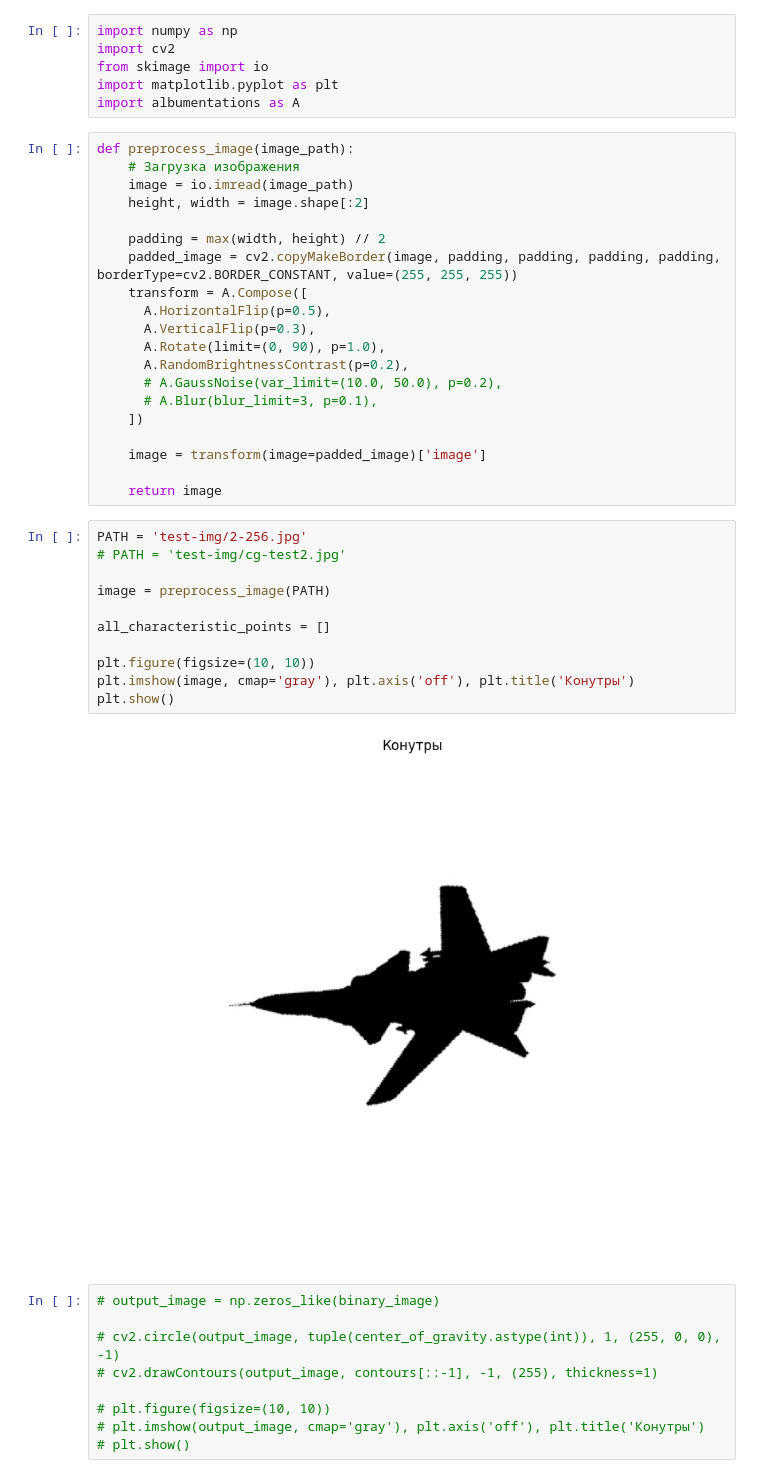
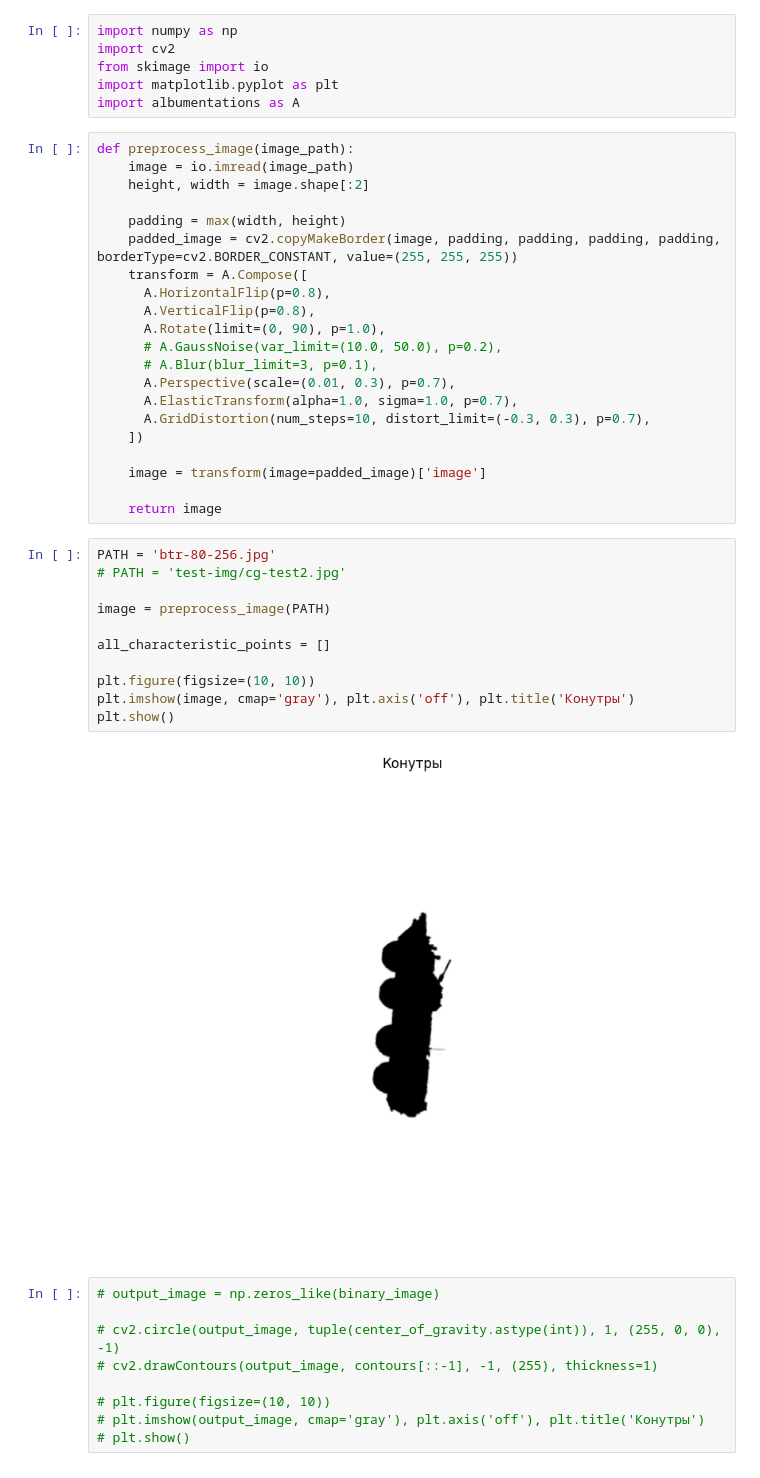
Before and after one commit to der-himmel/obr-iz, a Jupyter notebook: recognition.ipynb, the cells around one changed output. Saved outputs shown, nothing was run; the diff lists cells and outputs as text.

```diff
--- a/recognition.ipynb
+++ b/recognition.ipynb
@@ -24,37 +24,38 @@ import matplotlib.pyplot as plt
 import albumentations as A
 # %%
 def preprocess_image(image_path):
-    # Загрузка изображения
     image = io.imread(image_path)
     height, width = image.shape[:2]
 
-    padding = max(width, height) // 2
+    padding = max(width, height)
     padded_image = cv2.copyMakeBorder(image, padding, padding, padding, padding, borderType=cv2.BORDER_CONSTANT, value=(255, 255, 255))
     transform = A.Compose([
-      A.HorizontalFlip(p=0.5),
-      A.VerticalFlip(p=0.3),
+      A.HorizontalFlip(p=0.8),
+      A.VerticalFlip(p=0.8),
       A.Rotate(limit=(0, 90), p=1.0),
-      A.RandomBrightnessContrast(p=0.2),
       # A.GaussNoise(var_limit=(10.0, 50.0), p=0.2),
       # A.Blur(blur_limit=3, p=0.1),
+      A.Perspective(scale=(0.01, 0.3), p=0.7),
+      A.ElasticTransform(alpha=1.0, sigma=1.0, p=0.7),
+      A.GridDistortion(num_steps=10, distort_limit=(-0.3, 0.3), p=0.7),
     ])
 
     image = transform(image=padded_image)['image']
 
     return image
 # %%
-PATH = 'test-img/2-256.jpg'
+PATH = 'btr-80-256.jpg'
 # PATH = 'test-img/cg-test2.jpg'
 
 image = preprocess_image(PATH)
 
 all_characteristic_points = []
 
 plt.figure(figsize=(10, 10))
 plt.imshow(image, cmap='gray'), plt.axis('off'), plt.title('Конутры')
 plt.show()
 # %% [output]
-[figure, old version]
+[figure, new version]
 # %%
 # output_image = np.zeros_like(binary_image)
 
```
Also changed, not shown: parts of 6 cells of this notebook.
